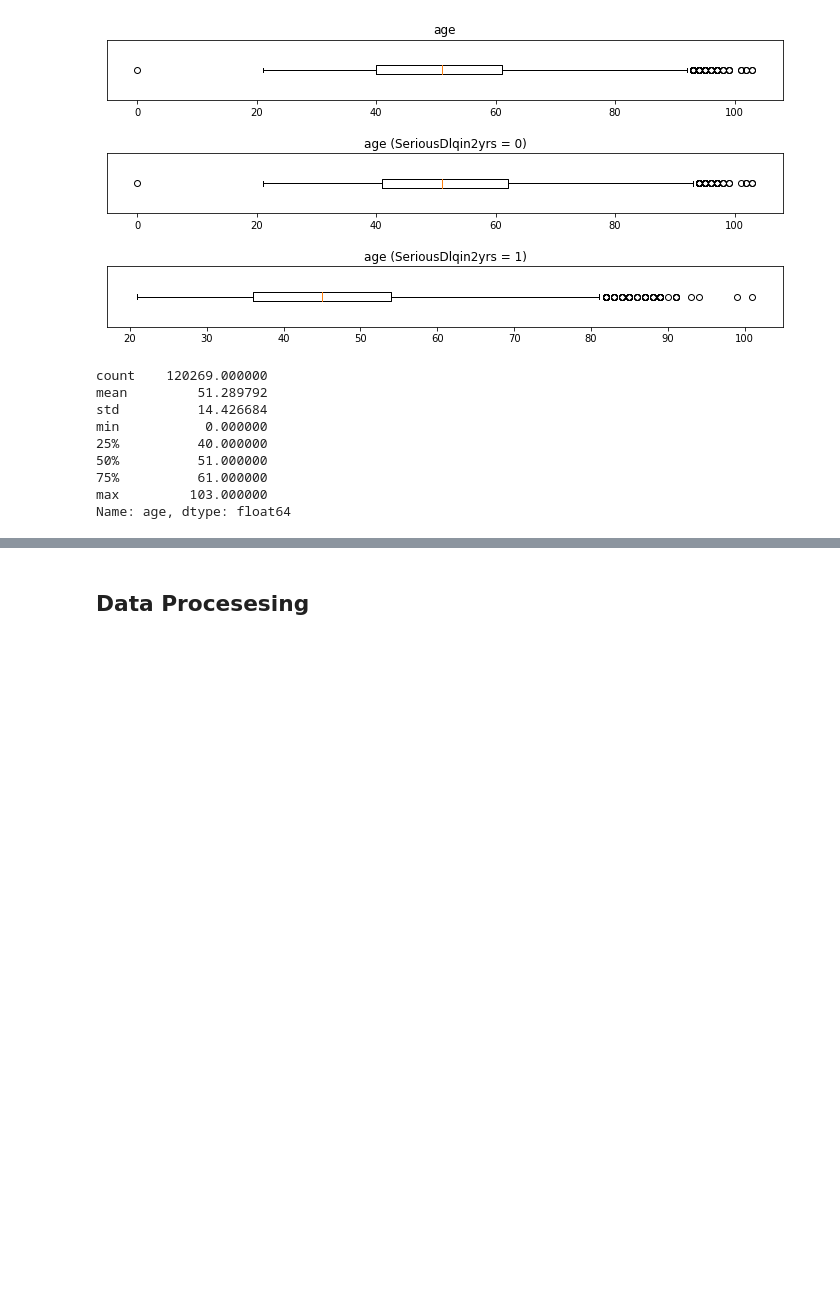
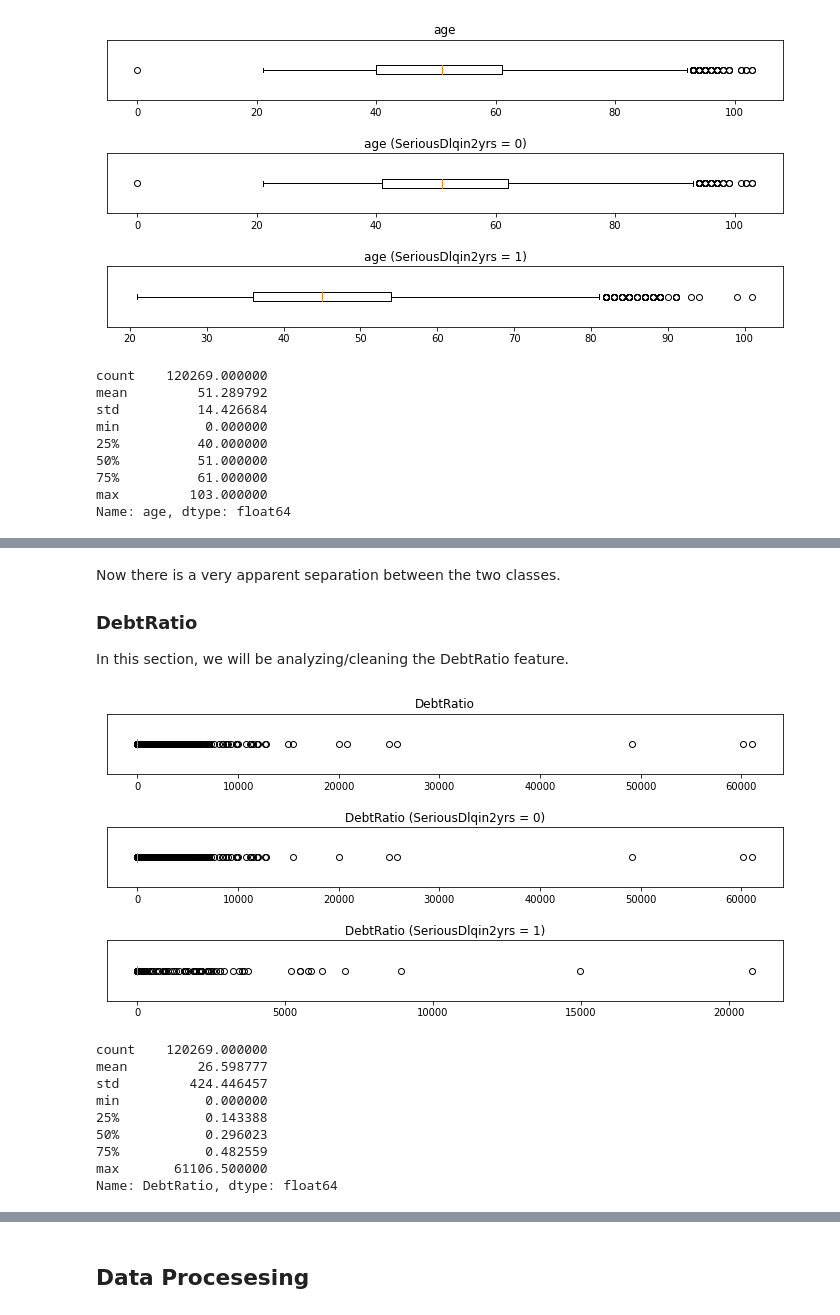
Before and after one commit to kimsternator/ECE-225-Project, a Jupyter notebook: ECE 225 Project.ipynb, the cells around one changed output, grey strips where cells are left out. Cells and saved outputs as stored; diff of their text form; code cells hidden in the pictures; blank space fills up the shorter version.

```diff
--- a/ECE 225 Project.ipynb
+++ b/ECE 225 Project.ipynb
@@ -240,0 +306,40 @@ training_data[training_data["RevolvingUtilizationOfUnsecuredLines"] > 100]
+# %% [markdown]
+Now there is a very apparent separation between the two classes.
+### DebtRatio
+In this section, we will be analyzing/cleaning the DebtRatio feature.
+# %%
+fig = plt.figure(figsize=(10, 5))
+
+plt.subplot(3, 1, 1)
+plt.boxplot(training_data["DebtRatio"], vert=False)
+ax = plt.gca()
+ax.set_title("DebtRatio")
+ax.get_yaxis().set_visible(False)
+
+plt.subplot(3, 1, 2)
+plt.boxplot(training_data[training_data["SeriousDlqin2yrs"] == 0]["DebtRatio"], vert=False)
+ax = plt.gca()
+ax.set_title("DebtRatio (SeriousDlqin2yrs = 0)")
+ax.get_yaxis().set_visible(False)
+
+plt.subplot(3, 1, 3)
+plt.boxplot(training_data[training_data["SeriousDlqin2yrs"] == 1]["DebtRatio"], vert=False)
+ax = plt.gca()
+ax.set_title("DebtRatio (SeriousDlqin2yrs = 1)")
+ax.get_yaxis().set_visible(False)
+
+fig.tight_layout(pad=2.0)
+plt.show()
+
+print(training_data["DebtRatio"].describe())
+# %% [output]
+[figure, added]
+count    120269.000000
+mean         26.598777
+std         424.446457
+min           0.000000
+25%           0.143388
+50%           0.296023
+75%           0.482559
+max       61106.500000
+Name: DebtRatio, dtype: float64
```
Also changed, not shown: parts of 28 cells of this notebook.
